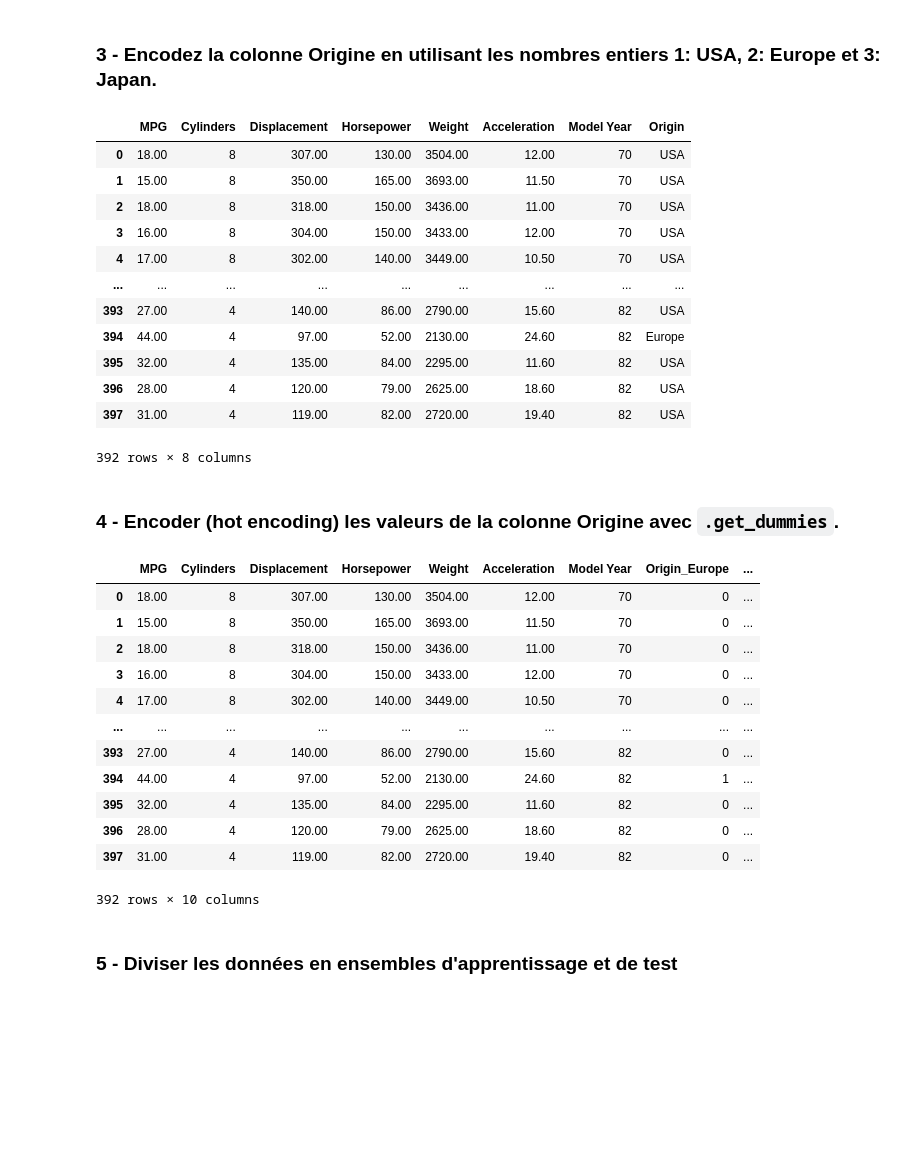
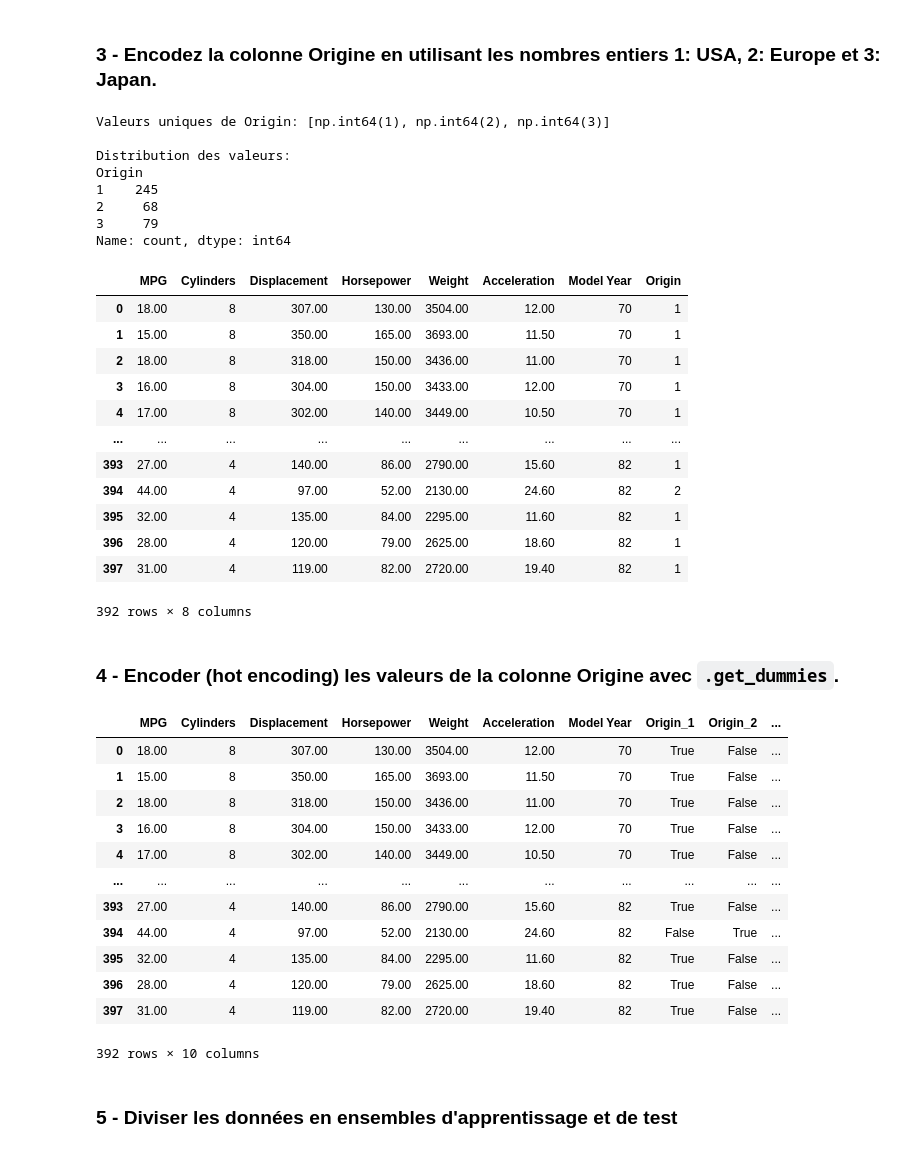
Before and after one commit to ARTY-cpu/NoteBook-TP3-ML, a Jupyter notebook: Regression_Linéaire_étudiants.ipynb, the cells around one changed output. Drawn from its saved outputs; the diff is of its cells as text; code cells hidden in the pictures; blank space fills up the shorter version.

````diff
--- a/Regression_Linéaire_étudiants.ipynb
+++ b/Regression_Linéaire_étudiants.ipynb
@@ -439,6 +440,8 @@ dtype: int64
 ### 2 - Supprimez les lignes contenant des NAN
 # %%
 #votre code ici
+dataset = dataset.dropna()
+dataset.isnull().sum()
 # %% [output]
 MPG             0
 Cylinders       0
@@ -452,39 +455,51 @@ dtype: int64
 # %% [markdown]
 ### 3 - Encodez la colonne Origine en utilisant les nombres entiers 1: USA, 2: Europe et 3: Japan.
 # %%
-#votre code ici
+# votre code ici
+print("Valeurs uniques de Origin:", sorted(dataset['Origin'].unique()))
+print("\nDistribution des valeurs:")
+print(dataset['Origin'].value_counts().sort_index())
+dataset
 # %% [output]
+Valeurs uniques de Origin: [np.int64(1), np.int64(2), np.int64(3)]
+
+Distribution des valeurs:
+Origin
+1    245
+2     68
+3     79
+Name: count, dtype: int64
 |  | MPG | Cylinders | Displacement | Horsepower | Weight | Acceleration | Model Year | Origin |
-| 0 | 18.00 | 8 | 307.00 | 130.00 | 3504.00 | 12.00 | 70 | USA |
-| 1 | 15.00 | 8 | 350.00 | 165.00 | 3693.00 | 11.50 | 70 | USA |
-| 2 | 18.00 | 8 | 318.00 | 150.00 | 3436.00 | 11.00 | 70 | USA |
-| 3 | 16.00 | 8 | 304.00 | 150.00 | 3433.00 | 12.00 | 70 | USA |
-| 4 | 17.00 | 8 | 302.00 | 140.00 | 3449.00 | 10.50 | 70 | USA |
+| 0 | 18.00 | 8 | 307.00 | 130.00 | 3504.00 | 12.00 | 70 | 1 |
+| 1 | 15.00 | 8 | 350.00 | 165.00 | 3693.00 | 11.50 | 70 | 1 |
+| 2 | 18.00 | 8 | 318.00 | 150.00 | 3436.00 | 11.00 | 70 | 1 |
+| 3 | 16.00 | 8 | 304.00 | 150.00 | 3433.00 | 12.00 | 70 | 1 |
+| 4 | 17.00 | 8 | 302.00 | 140.00 | 3449.00 | 10.50 | 70 | 1 |
 | ... | ... | ... | ... | ... | ... | ... | ... | ... |
-| 393 | 27.00 | 4 | 140.00 | 86.00 | 2790.00 | 15.60 | 82 | USA |
-| 394 | 44.00 | 4 | 97.00 | 52.00 | 2130.00 | 24.60 | 82 | Europe |
-| 395 | 32.00 | 4 | 135.00 | 84.00 | 2295.00 | 11.60 | 82 | USA |
-| 396 | 28.00 | 4 | 120.00 | 79.00 | 2625.00 | 18.60 | 82 | USA |
-| 397 | 31.00 | 4 | 119.00 | 82.00 | 2720.00 | 19.40 | 82 | USA |
+| 393 | 27.00 | 4 | 140.00 | 86.00 | 2790.00 | 15.60 | 82 | 1 |
+| 394 | 44.00 | 4 | 97.00 | 52.00 | 2130.00 | 24.60 | 82 | 2 |
+| 395 | 32.00 | 4 | 135.00 | 84.00 | 2295.00 | 11.60 | 82 | 1 |
+| 396 | 28.00 | 4 | 120.00 | 79.00 | 2625.00 | 18.60 | 82 | 1 |
+| 397 | 31.00 | 4 | 119.00 | 82.00 | 2720.00 | 19.40 | 82 | 1 |
-392 rows × 8 columns
+392 rows × 8 columns
 # %% [markdown]
 ### 4 - Encoder (hot encoding) les valeurs de la colonne Origine avec ```.get_dummies```.
 # %%
 dataset = pd.get_dummies(dataset, columns = ['Origin'])
 dataset
 # %% [output]
-|  | MPG | Cylinders | Displacement | Horsepower | Weight | Acceleration | Model Year | Origin_Europe | ... |
-| 0 | 18.00 | 8 | 307.00 | 130.00 | 3504.00 | 12.00 | 70 | 0 | ... |
-| 1 | 15.00 | 8 | 350.00 | 165.00 | 3693.00 | 11.50 | 70 | 0 | ... |
-| 2 | 18.00 | 8 | 318.00 | 150.00 | 3436.00 | 11.00 | 70 | 0 | ... |
-| 3 | 16.00 | 8 | 304.00 | 150.00 | 3433.00 | 12.00 | 70 | 0 | ... |
-| 4 | 17.00 | 8 | 302.00 | 140.00 | 3449.00 | 10.50 | 70 | 0 | ... |
-| ... | ... | ... | ... | ... | ... | ... | ... | ... | ... |
-| 393 | 27.00 | 4 | 140.00 | 86.00 | 2790.00 | 15.60 | 82 | 0 | ... |
-| 394 | 44.00 | 4 | 97.00 | 52.00 | 2130.00 | 24.60 | 82 | 1 | ... |
-| 395 | 32.00 | 4 | 135.00 | 84.00 | 2295.00 | 11.60 | 82 | 0 | ... |
-| 396 | 28.00 | 4 | 120.00 | 79.00 | 2625.00 | 18.60 | 82 | 0 | ... |
-| 397 | 31.00 | 4 | 119.00 | 82.00 | 2720.00 | 19.40 | 82 | 0 | ... |
+|  | MPG | Cylinders | Displacement | Horsepower | Weight | Acceleration | Model Year | Origin_1 | Origin_2 | ... |
+| 0 | 18.00 | 8 | 307.00 | 130.00 | 3504.00 | 12.00 | 70 | True | False | ... |
+| 1 | 15.00 | 8 | 350.00 | 165.00 | 3693.00 | 11.50 | 70 | True | False | ... |
+| 2 | 18.00 | 8 | 318.00 | 150.00 | 3436.00 | 11.00 | 70 | True | False | ... |
+| 3 | 16.00 | 8 | 304.00 | 150.00 | 3433.00 | 12.00 | 70 | True | False | ... |
+| 4 | 17.00 | 8 | 302.00 | 140.00 | 3449.00 | 10.50 | 70 | True | False | ... |
+| ... | ... | ... | ... | ... | ... | ... | ... | ... | ... | ... |
+| 393 | 27.00 | 4 | 140.00 | 86.00 | 2790.00 | 15.60 | 82 | True | False | ... |
+| 394 | 44.00 | 4 | 97.00 | 52.00 | 2130.00 | 24.60 | 82 | False | True | ... |
+| 395 | 32.00 | 4 | 135.00 | 84.00 | 2295.00 | 11.60 | 82 | True | False | ... |
+| 396 | 28.00 | 4 | 120.00 | 79.00 | 2625.00 | 18.60 | 82 | True | False | ... |
+| 397 | 31.00 | 4 | 119.00 | 82.00 | 2720.00 | 19.40 | 82 | True | False | ... |
 392 rows × 10 columns
 # %% [markdown]
 ### 5 - Diviser les données en ensembles d'apprentissage et de test
````
Also changed, not shown: parts of 6 cells of this notebook.
